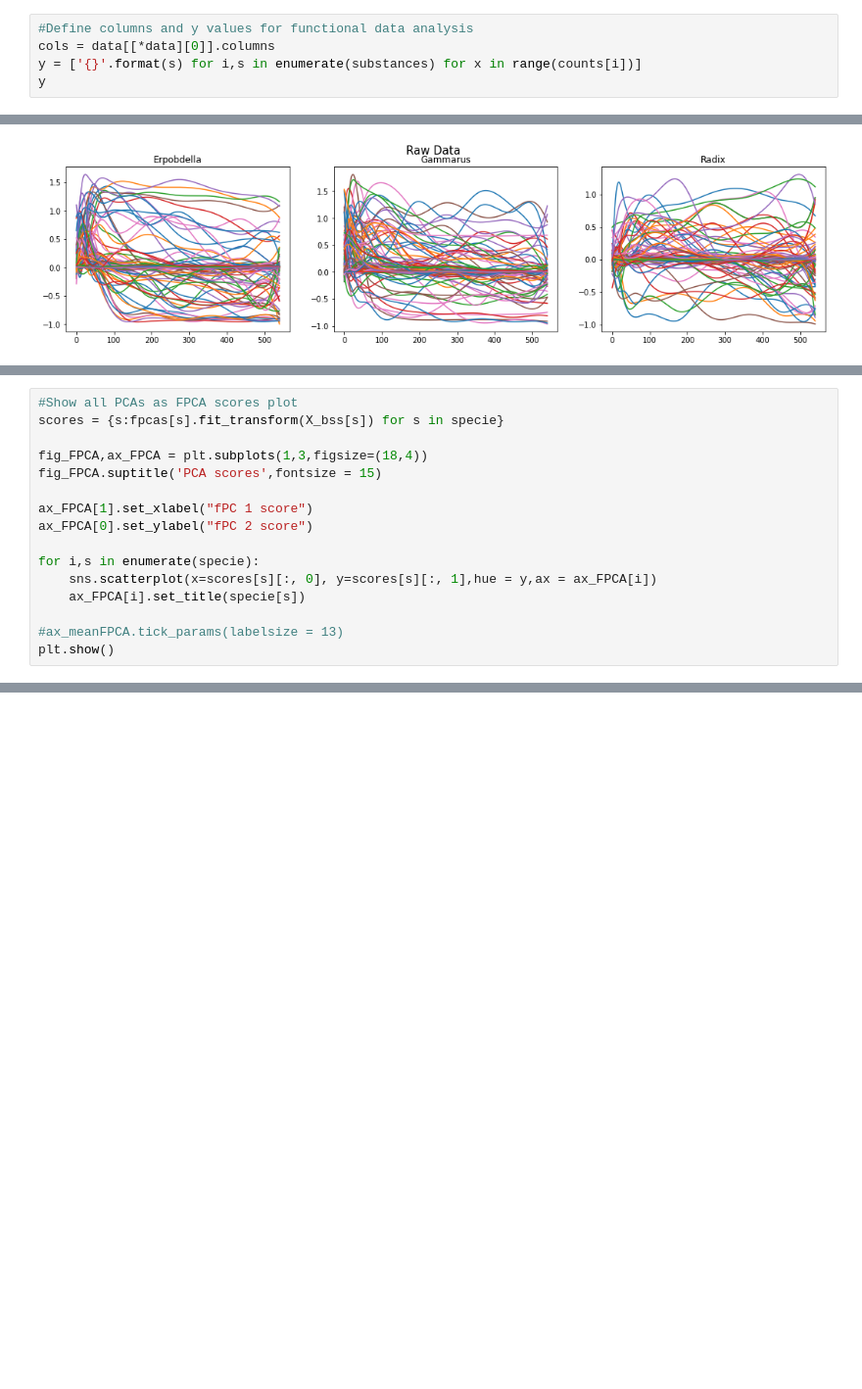
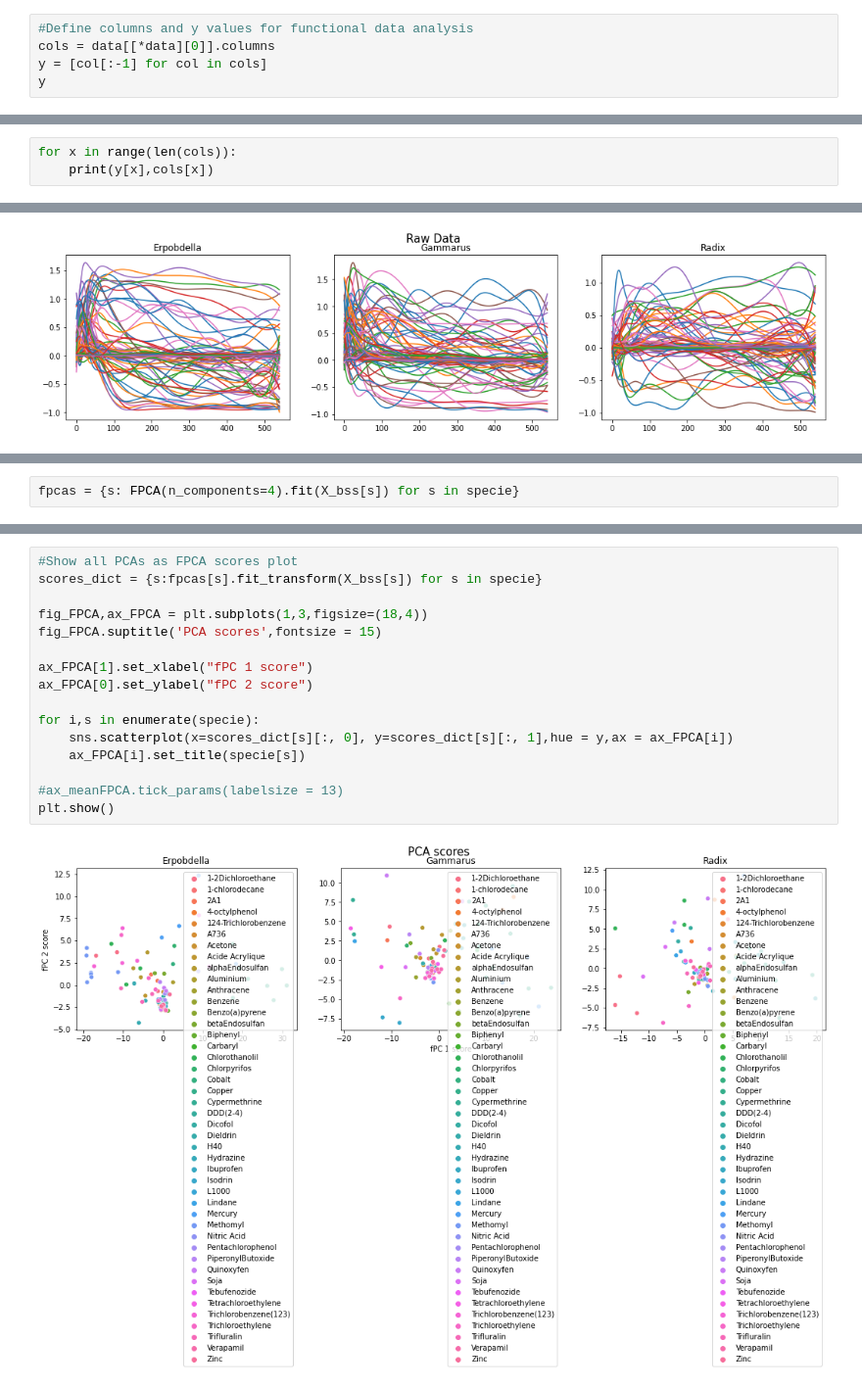
Before and after one commit to ruckapark/IndicateurGlobal, a Jupyter notebook: Article3_FDA.ipynb, the cells around one changed output, grey strips where cells are left out. Shown at 98% size. Drawn from its saved outputs; the diff is of its cells as text; blank space fills up the shorter version.

```diff
--- a/Article3_FDA.ipynb
+++ b/Article3_FDA.ipynb
@@ -146,7 +150,7 @@ colors
 # %%
 #Define columns and y values for functional data analysis
 cols = data[[*data][0]].columns
-y = ['{}'.format(s) for i,s in enumerate(substances) for x in range(counts[i])]
+y = [col[:-1] for col in cols]
 y
 # %% [output]
 ['1-2Dichloroethane',
@@ -168,0 +173,3 @@ y
+# %%
+for x in range(len(cols)):
+    print(y[x],cols[x])
@@ -280,16 +280,0 @@ Text(0.5, 1.0, 'Functional Principal Component plot')
-# %%
-#Show all PCAs as FPCA scores plot
-scores = {s:fpcas[s].fit_transform(X_bss[s]) for s in specie}
-
-fig_FPCA,ax_FPCA = plt.subplots(1,3,figsize=(18,4))
-fig_FPCA.suptitle('PCA scores',fontsize = 15)
-
-ax_FPCA[1].set_xlabel("fPC 1 score")
-ax_FPCA[0].set_ylabel("fPC 2 score")
-
-for i,s in enumerate(specie):
-    sns.scatterplot(x=scores[s][:, 0], y=scores[s][:, 1],hue = y,ax = ax_FPCA[i])
-    ax_FPCA[i].set_title(specie[s])
-
-#ax_meanFPCA.tick_params(labelsize = 13)
-plt.show()
@@ -352,0 +287,2 @@ plt.show()
+# %%
+fpcas = {s: FPCA(n_components=4).fit(X_bss[s]) for s in specie}
@@ -352,0 +306,18 @@ plt.show()
+# %%
+#Show all PCAs as FPCA scores plot
+scores_dict = {s:fpcas[s].fit_transform(X_bss[s]) for s in specie}
+
+fig_FPCA,ax_FPCA = plt.subplots(1,3,figsize=(18,4))
+fig_FPCA.suptitle('PCA scores',fontsize = 15)
+
+ax_FPCA[1].set_xlabel("fPC 1 score")
+ax_FPCA[0].set_ylabel("fPC 2 score")
+
+for i,s in enumerate(specie):
+    sns.scatterplot(x=scores_dict[s][:, 0], y=scores_dict[s][:, 1],hue = y,ax = ax_FPCA[i])
+    ax_FPCA[i].set_title(specie[s])
+
+#ax_meanFPCA.tick_params(labelsize = 13)
+plt.show()
+# %% [output]
+[figure, added]
```
Also changed, not shown: parts of 61 cells of this notebook.
